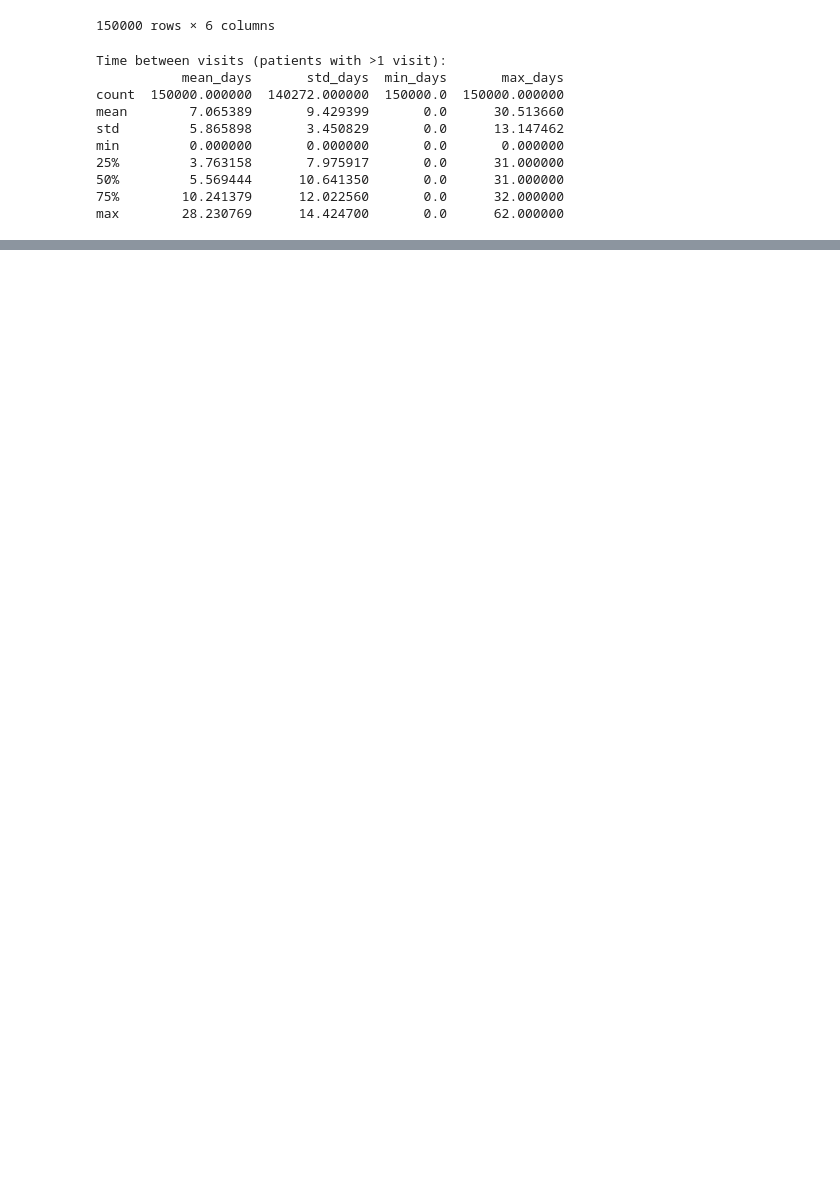
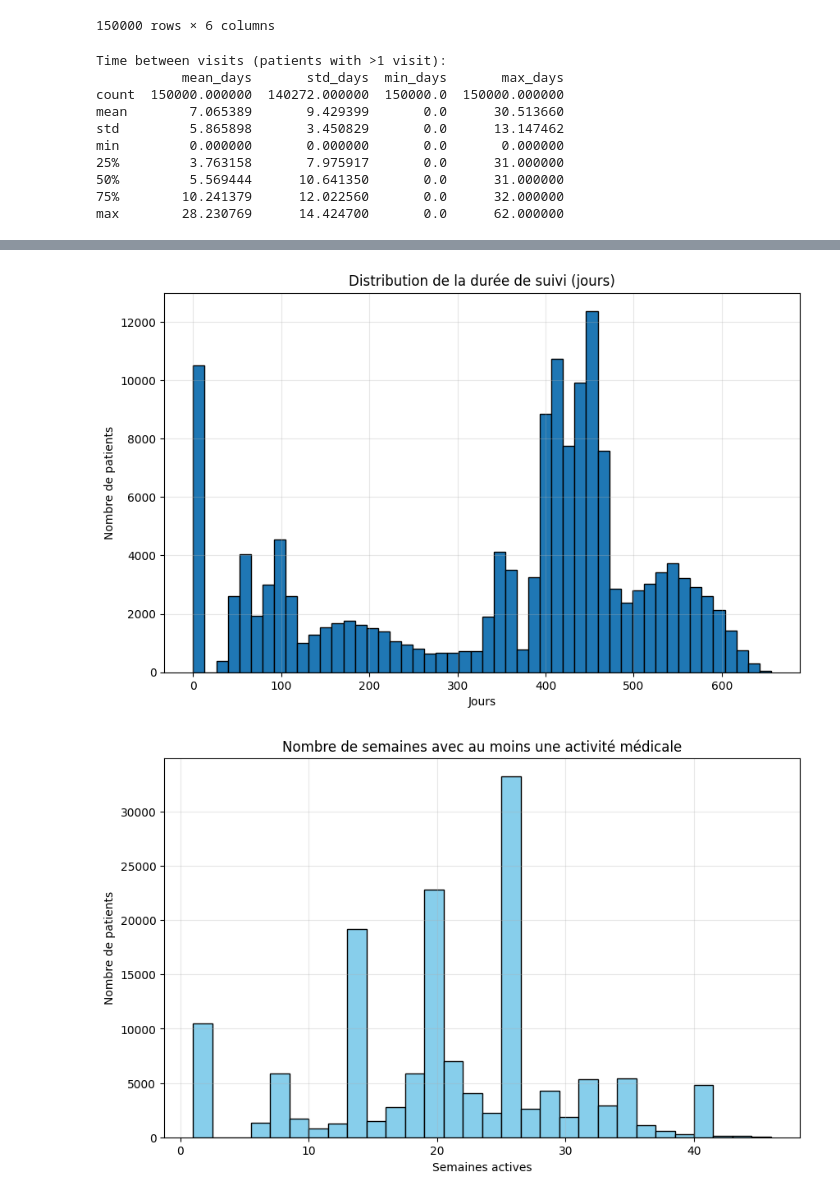
Before and after one commit to sarahlakh/Representation-of-patient-history-with_LLMs, a Jupyter notebook: notebooks/Data_exploration.ipynb, the cells around one changed output, grey strips where cells are left out. Saved outputs shown, nothing was run; the diff lists cells and outputs as text; code cells hidden in the pictures; blank space fills up the shorter version.

```diff
--- a/notebooks/Data_exploration.ipynb
+++ b/notebooks/Data_exploration.ipynb
@@ -342,0 +1084,24 @@ max        28.230769      14.424700       0.0      62.000000
+# %%
+# Charger les métriques
+metriques = pd.read_csv('../output/metriques_patients.csv')
+
+# Distribution de la durée de suivi
+plt.figure(figsize=(10, 6))
+plt.hist(metriques['DUREE_JOURS'].dropna(), bins=50, edgecolor='black')
+plt.title('Distribution de la durée de suivi (jours)')
+plt.xlabel('Jours')
+plt.ylabel('Nombre de patients')
+plt.grid(True, alpha=0.3)
+plt.show()
+
+# Nombre de semaines actives
+plt.figure(figsize=(10, 6))
+plt.hist(metriques['NB_SEMAINES_ACTIVES'], bins=30, edgecolor='black', color='skyblue')
+plt.title('Nombre de semaines avec au moins une activité médicale')
+plt.xlabel('Semaines actives')
+plt.ylabel('Nombre de patients')
+plt.grid(True, alpha=0.3)
+plt.show()
+# %% [output]
+[figure, added]
+[figure, added]
```
Also changed, not shown: parts of 21 cells of this notebook.
